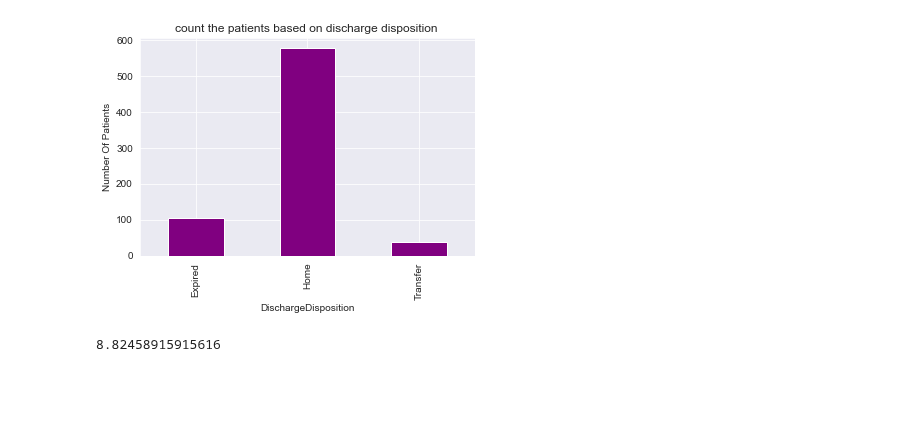
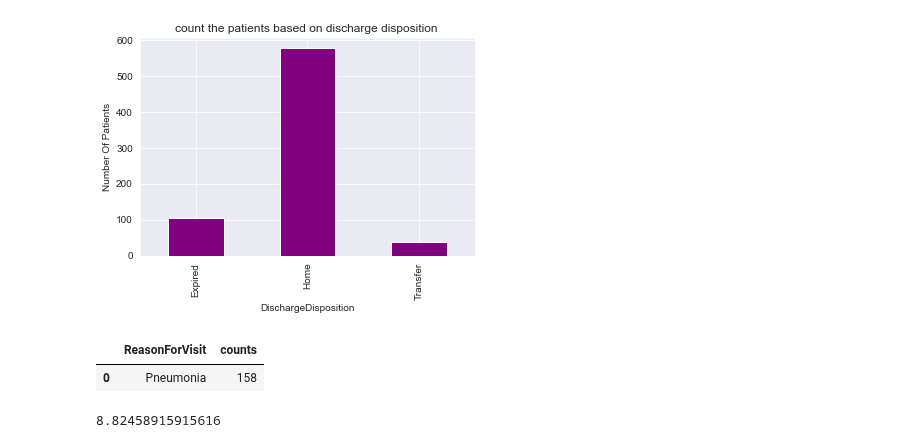
Before and after one commit to KalyaniKurakula/NumpyWarriors1, a Jupyter notebook: Hackthon/Kalyani_Numpy.ipynb, the cells around one changed output. Drawn from its saved outputs; the diff is of its cells as text; code cells hidden in the pictures; blank space fills up the shorter version.

```diff
--- a/Hackthon/Kalyani_Numpy.ipynb
+++ b/Hackthon/Kalyani_Numpy.ipynb
@@ -286,6 +286,22 @@ df_gb.plot(kind = 'bar',color = 'purple')
 # %% [output]
 <AxesSubplot:title={'center':'count the patients based on discharge disposition '}, xlabel='DischargeDisposition', ylabel='Number Of Patients'>
 [figure]
+# %%
+#28.Which reason of visit has maximum mortality rate.
+#Loading datasets
+
+df = pd.read_excel("HospitalDatabase .xlsx",sheet_name="EDVisits")
+df1 = pd.read_excel("HospitalDatabase .xlsx",sheet_name="Discharges")
+
+#Combining two datasets
+result = pd.concat([df, df1], axis=1, join='inner')
+
+#Calculate maximum mortality rate.
+df2 =result.groupby(['ReasonForVisit'])['ExpectedMortality'].count().sort_values(ascending=False).reset_index(name='counts').head(1)
+df2
+# %% [output]
+|  | ReasonForVisit | counts |
+| 0 | Pneumonia | 158 |
 # %%
 #29.Calculate average LOS.
 
```
Also changed, not shown: parts of 1 cell of this notebook.
